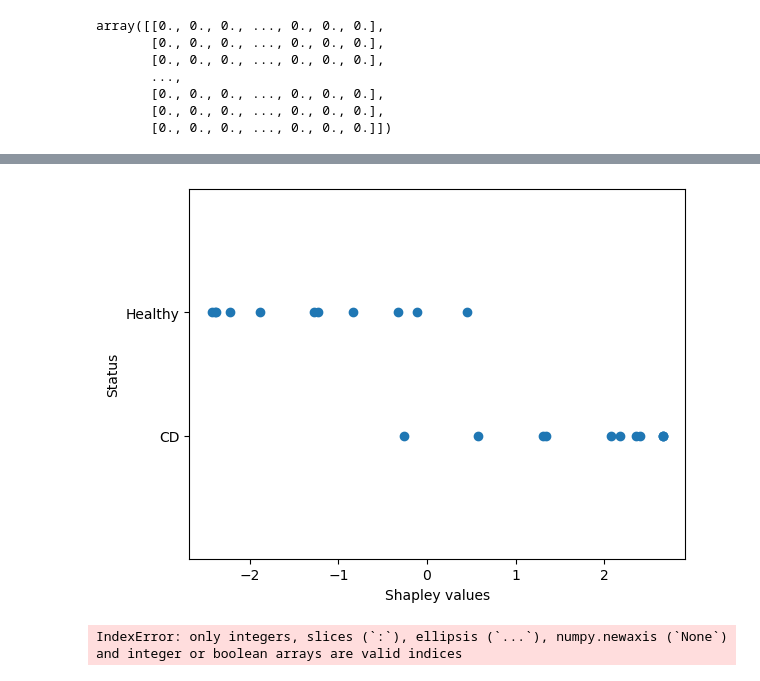
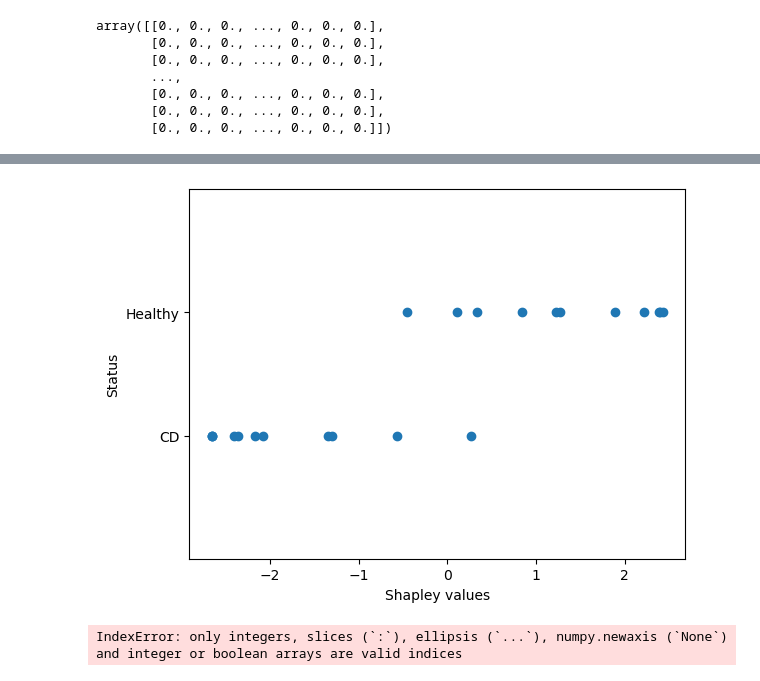
Before and after one commit to jindongmin/Meta_diseases_analyses, a Jupyter notebook: ipynb/CD_no_feature_selection.ipynb, the cells around one changed output, grey strips where cells are left out. Drawn from its saved outputs; the diff is of its cells as text; code cells hidden in the pictures.

```diff
--- a/ipynb/CD_no_feature_selection.ipynb
+++ b/ipynb/CD_no_feature_selection.ipynb
@@ -196,26 +365,26 @@ md_test
 # %%
 import matplotlib.pyplot as plt
 
 # Example data
-x = l
+x = -l
 y = md_test['Status']
 
 # Create a scatter plot
 plt.scatter(x, y)
 
 # Add a title
 #plt.title('Shapley values for test samples')
 plt.ylim(-1, 2)
 
 # Add axis labels
 plt.xlabel('Shapley values')
 plt.ylabel('Status')
 
 # Show the plot
 #plt.show()
 plt.savefig('scatterplot.pdf', bbox_inches = "tight")
 # %% [output]
-[figure, old version]
+[figure, new version]
 # %%
 shap.plots.scatter(shap_values[:,"Status"])
 # %% [output]
```
Also changed, not shown: parts of 22 cells of this notebook, 3 other files.
